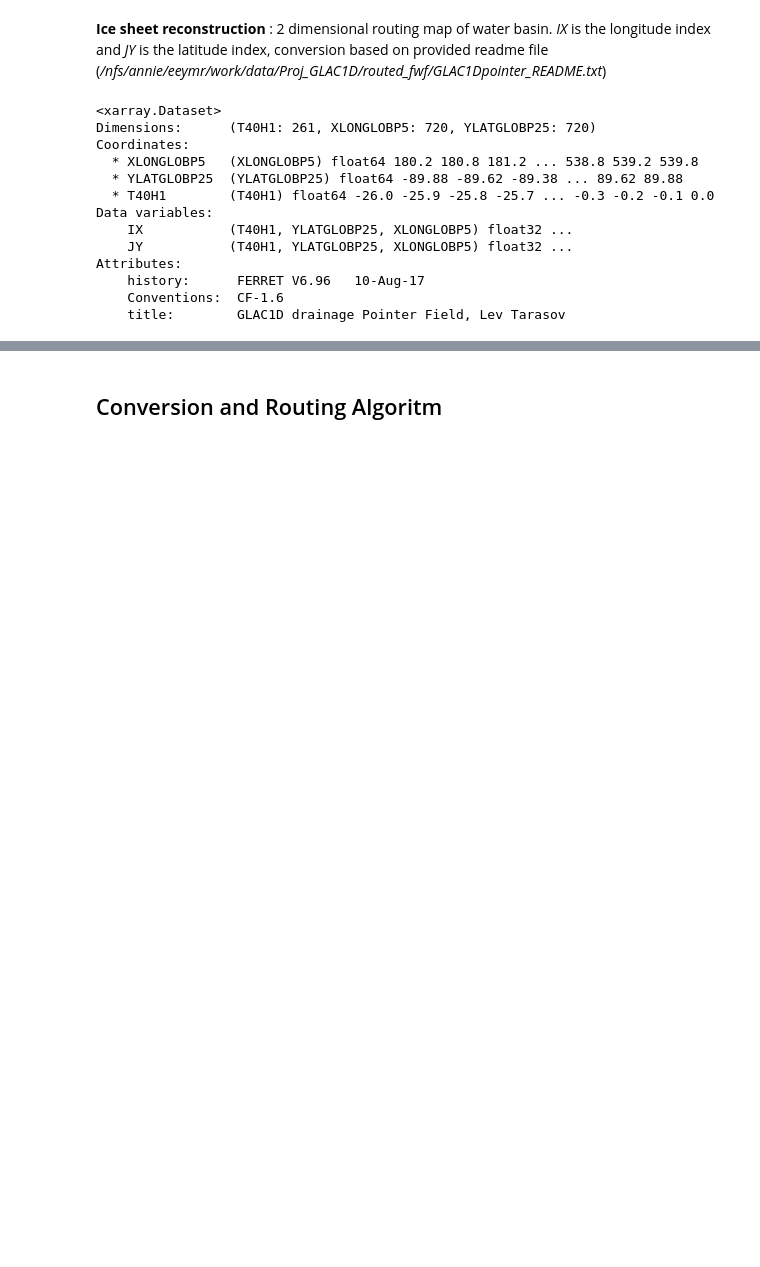
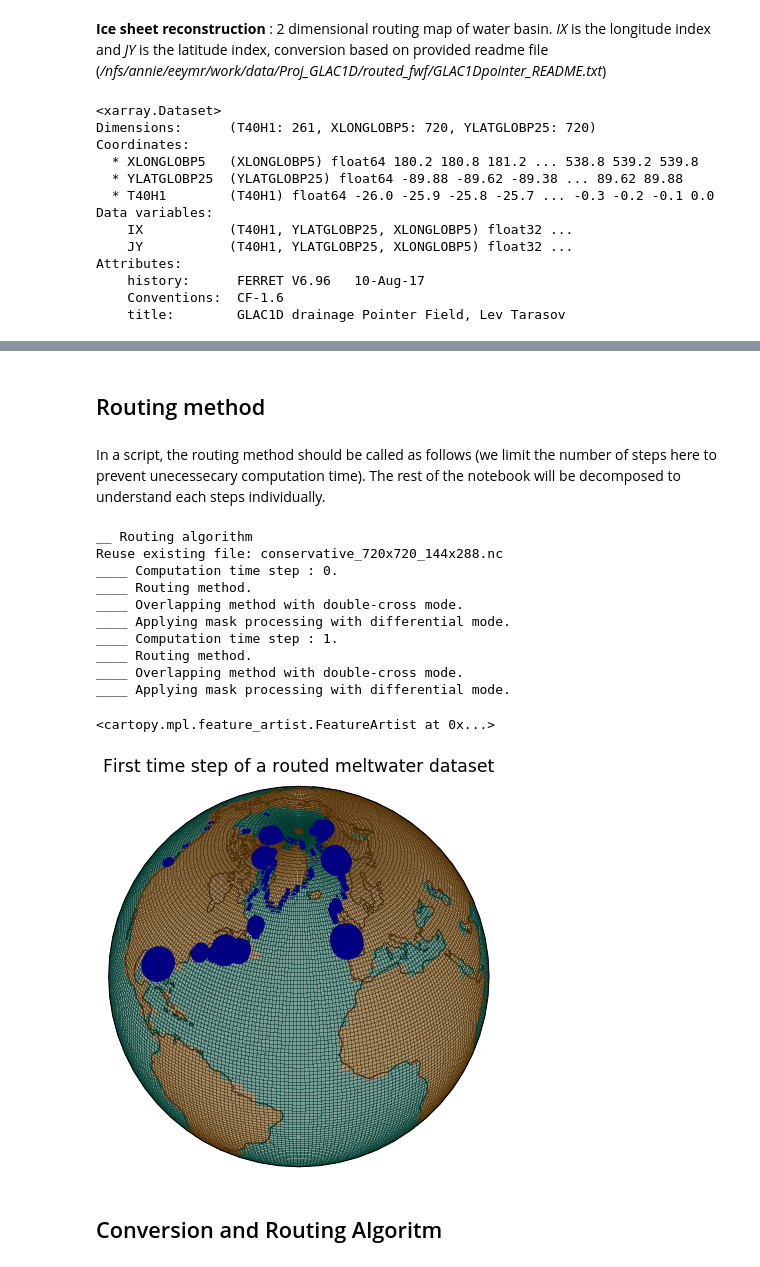
Before and after one commit to Olnavy/mw_protocol, a Jupyter notebook: glac1d_meltwater_demo/routing_demo.ipynb, the cells around one changed output, grey strips where cells are left out. Saved outputs shown, nothing was run; the diff lists cells and outputs as text; code cells hidden in the pictures; blank space fills up the shorter version.

Commit message:
Added misc_demo and routing_demo notebook

```diff
--- a/glac1d_meltwater_demo/routing_demo.ipynb
+++ b/glac1d_meltwater_demo/routing_demo.ipynb
@@ -101,7 +101,8 @@ figMap.colorbar(mappable=cf_0, ax=axEnd, label="m")
 # %% [markdown]
 **Ice sheet reconstruction** : 2 dimensional routing map of water basin. *IX* is the longitude index and *JY* is the latitude index, conversion based on provided readme file (*/nfs/annie/eeymr/work/data/Proj_GLAC1D/routed_fwf/GLAC1Dpointer_README.txt*)
 # %%
-ds_pointer = xr.open_dataset('/nfs/annie/eeymr/work/data/Proj_GLAC1D/routed_fwf/GLAC1DdrainagePointerF26ka.nc')
+ds_pointer = xr.open_dataset('/Documents/Documents/Cours/PHD/data/Proj_GLAC1D/routed_fwf/GLAC1DdrainagePointerF26ka.nc')
+# ds_pointer = xr.open_dataset('/nfs/annie/eeymr/work/data/Proj_GLAC1D/routed_fwf/GLAC1DdrainagePointerF26ka.nc')
 print(ds_pointer)
 # %% [output]
 <xarray.Dataset>
@@ -160,3 +161,35 @@ Text(0.5,1,'Sample routing points')
+# %% [markdown]
+## Routing method
+# %% [markdown]
+In a script, the routing method should be called as follows (we limit the number of steps here to prevent unecessecary computation time). The rest of the notebook will be decomposed to understand each steps individually.
+# %%
+routed_mw = routing.routing(ds_hice, ds_pointer, ds_lsm, mode_flux="Volume", mode_lon="double",
+                            mode_shape="cross", mode_smooth="differential", t_debug=2)
+
+projection_map = ccrs.Orthographic(central_longitude=-30.0, central_latitude=40.0)
+
+figMap,axMap = plt.subplots(nrows=1, ncols=1, subplot_kw={'projection':projection_map}, figsize=(7,7))
+
+axMap.pcolormesh(lon_hadcm3_b, lat_hadcm3_b, lsm, transform=ccrs.PlateCarree(),cmap="BrBG_r", alpha=0.5)
+
+x,y,s = plotting.scatter_mask(routed_mw[0])
+axMap.scatter(lon_hadcm3[x], lat_hadcm3[y], transform=ccrs.PlateCarree(), s=s, color="navy")
+axMap.set_global()
+axMap.set_title("First time step of a routed meltwater dataset")
+axMap.add_feature(cartopy.feature.LAND, zorder=0, edgecolor='black')
+# %% [output]
+__ Routing algorithm
+Reuse existing file: conservative_720x720_144x288.nc
+____ Computation time step : 0.
+____ Routing method.
+____ Overlapping method with double-cross mode.
+____ Applying mask processing with differential mode.
+____ Computation time step : 1.
+____ Routing method.
+____ Overlapping method with double-cross mode.
+____ Applying mask processing with differential mode.
+<cartopy.mpl.feature_artist.FeatureArtist at 0x...>
+[figure, added]
 # %% [markdown]
 ## Conversion and Routing Algoritm
 # %% [markdown]
```
Also changed, not shown: parts of 20 cells of this notebook, 3 other files.
